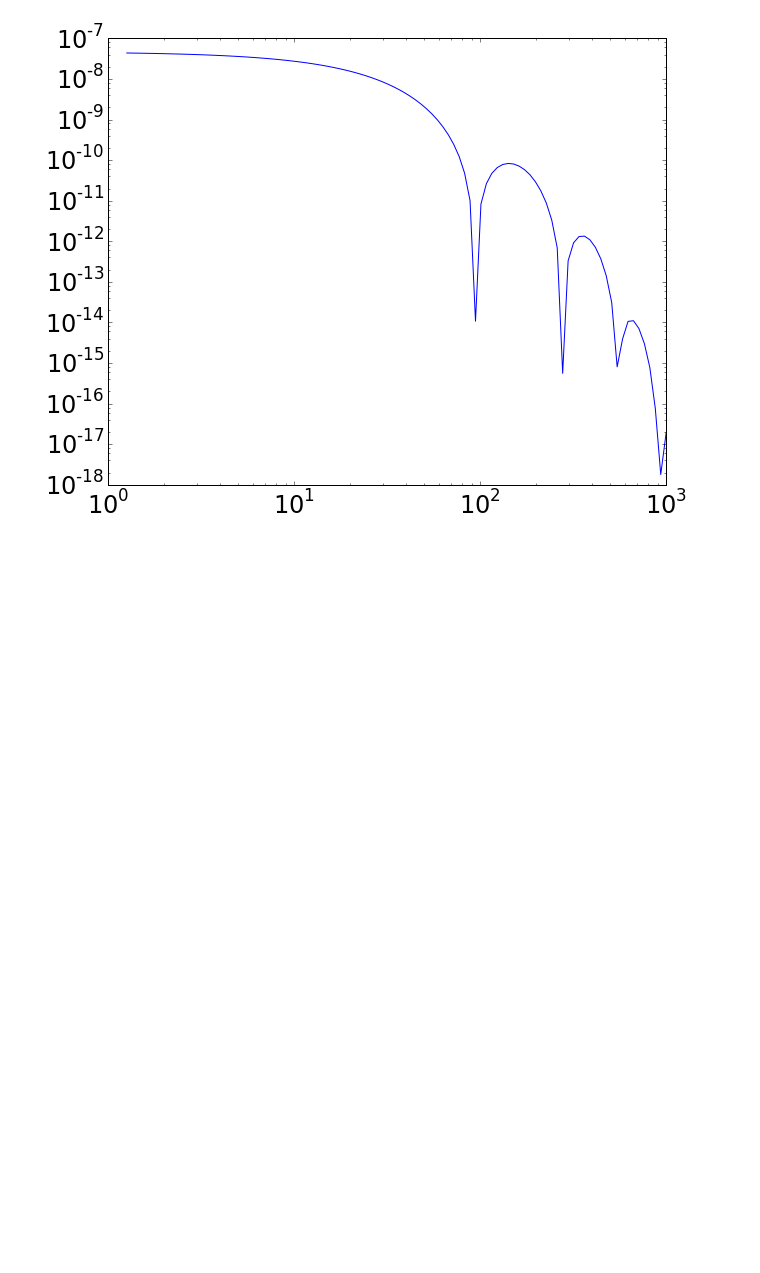
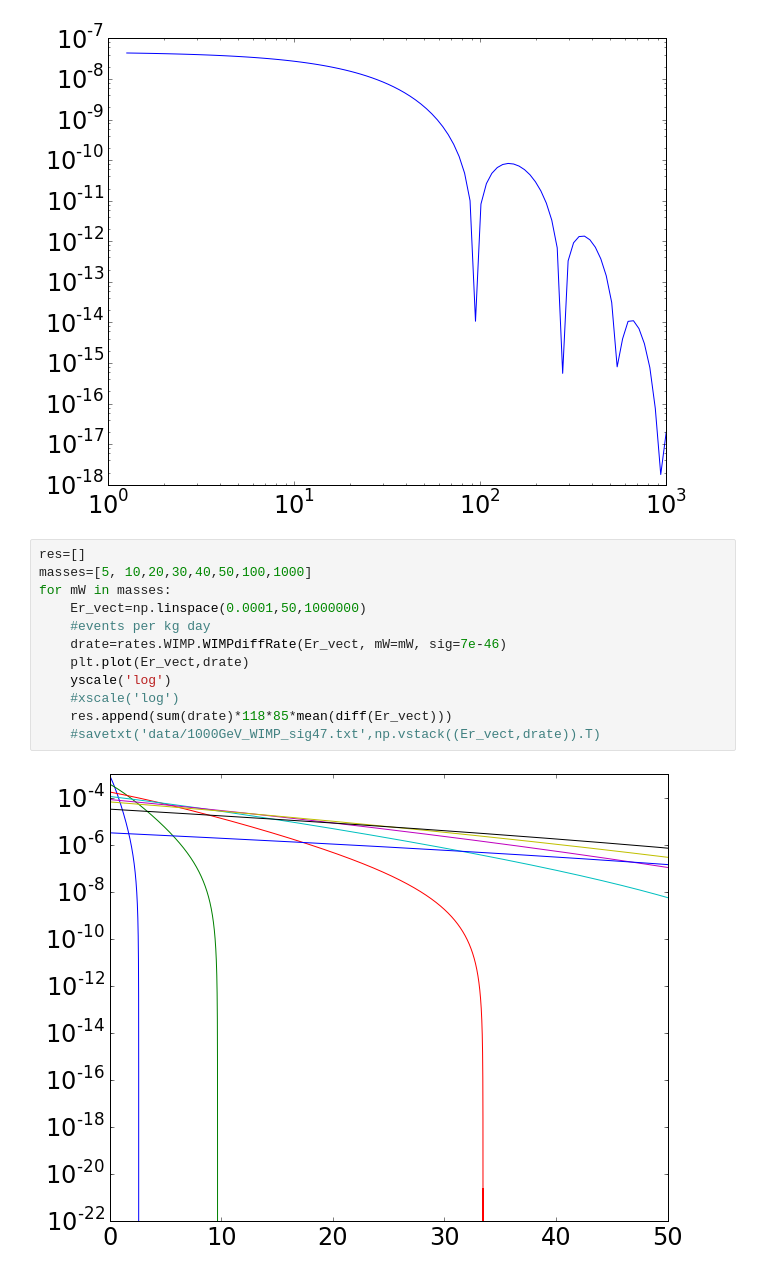
Before and after one commit to attdobi/iPyNb, a Jupyter notebook: PyNEST/TDR/WIMP-Differential-Energy-Spectrum.ipynb, the cells around one changed output. Saved outputs shown, nothing was run; the diff lists cells and outputs as text; blank space fills up the shorter version.

```diff
--- a/PyNEST/TDR/WIMP-Differential-Energy-Spectrum.ipynb
+++ b/PyNEST/TDR/WIMP-Differential-Energy-Spectrum.ipynb
@@ -64,3 +64,17 @@ xscale('log')
 savetxt('data/1000GeV_WIMP_sig47.txt',np.vstack((Er_vect,drate)).T)
 # %% [output]
 [figure]
+# %%
+res=[]
+masses=[5, 10,20,30,40,50,100,1000]
+for mW in masses:
+    Er_vect=np.linspace(0.0001,50,1000000)
+    #events per kg day
+    drate=rates.WIMP.WIMPdiffRate(Er_vect, mW=mW, sig=7e-46)
+    plt.plot(Er_vect,drate)
+    yscale('log')
+    #xscale('log')
+    res.append(sum(drate)*118*85*mean(diff(Er_vect)))
+    #savetxt('data/1000GeV_WIMP_sig47.txt',np.vstack((Er_vect,drate)).T)
+# %% [output]
+[figure, added]
```
Also changed, not shown: parts of 4 cells of this notebook, 9 other files.
